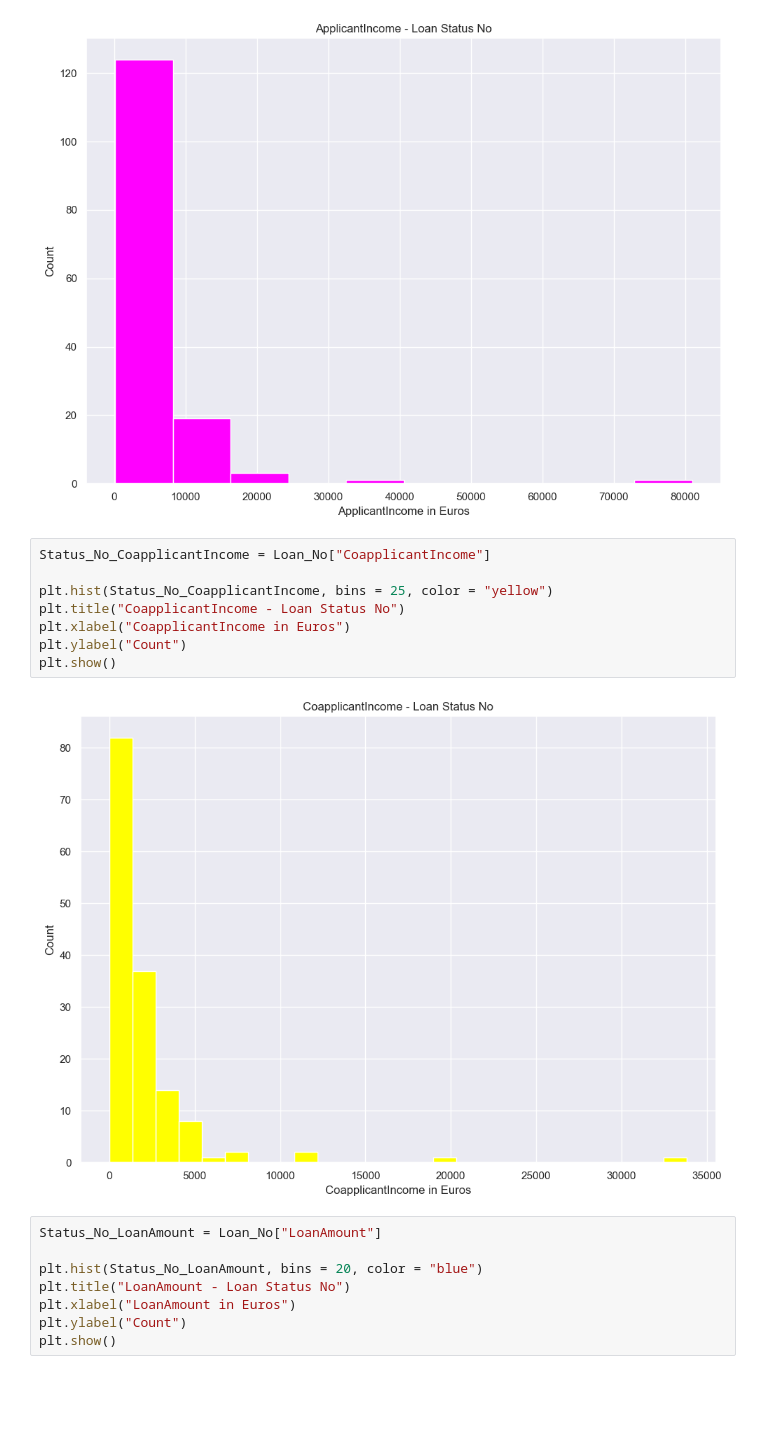
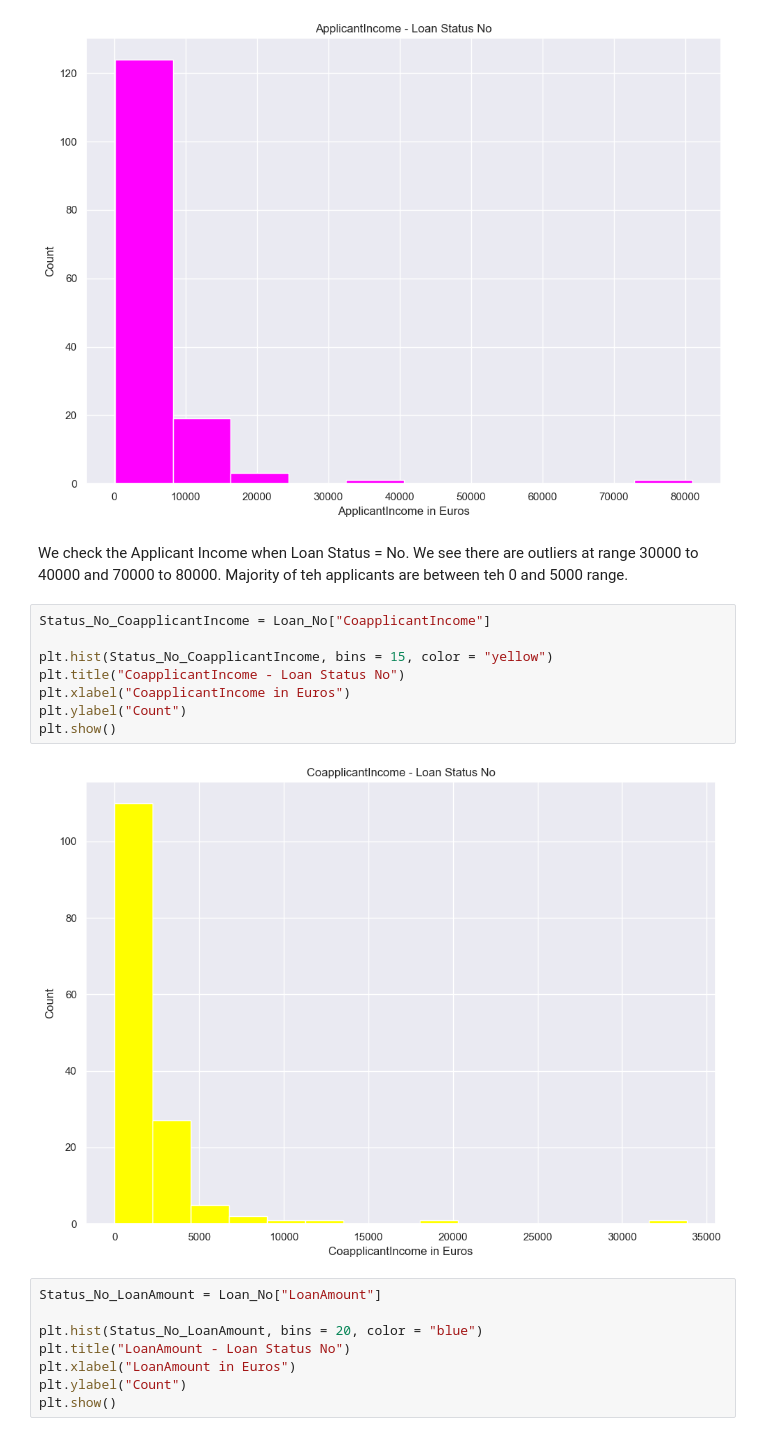
Before and after one commit to loughjo/ProgDataAnalysis-Project, a Jupyter notebook: ProgDataAnalysisProject.ipynb, the cells around one changed output. Drawn from its saved outputs; the diff is of its cells as text; blank space fills up the shorter version.

```diff
--- a/ProgDataAnalysisProject.ipynb
+++ b/ProgDataAnalysisProject.ipynb
@@ -325,16 +306,18 @@ plt.ylabel("Count")
 plt.show()
 # %% [output]
 [figure]
+# %% [markdown]
+We check the Applicant Income when Loan Status = No. We see there are outliers at range 30000 to 40000 and 70000 to 80000. Majority of teh applicants are between teh 0 and 5000 range.
 # %%
 Status_No_CoapplicantIncome = Loan_No["CoapplicantIncome"]
 
-plt.hist(Status_No_CoapplicantIncome, bins = 25, color = "yellow")
+plt.hist(Status_No_CoapplicantIncome, bins = 15, color = "yellow")
 plt.title("CoapplicantIncome - Loan Status No")
 plt.xlabel("CoapplicantIncome in Euros")
 plt.ylabel("Count")
 plt.show()
 # %% [output]
-[figure, old version]
+[figure, new version]
 # %%
 Status_No_LoanAmount = Loan_No["LoanAmount"]
 
```
Also changed, not shown: parts of 205 cells of this notebook.
